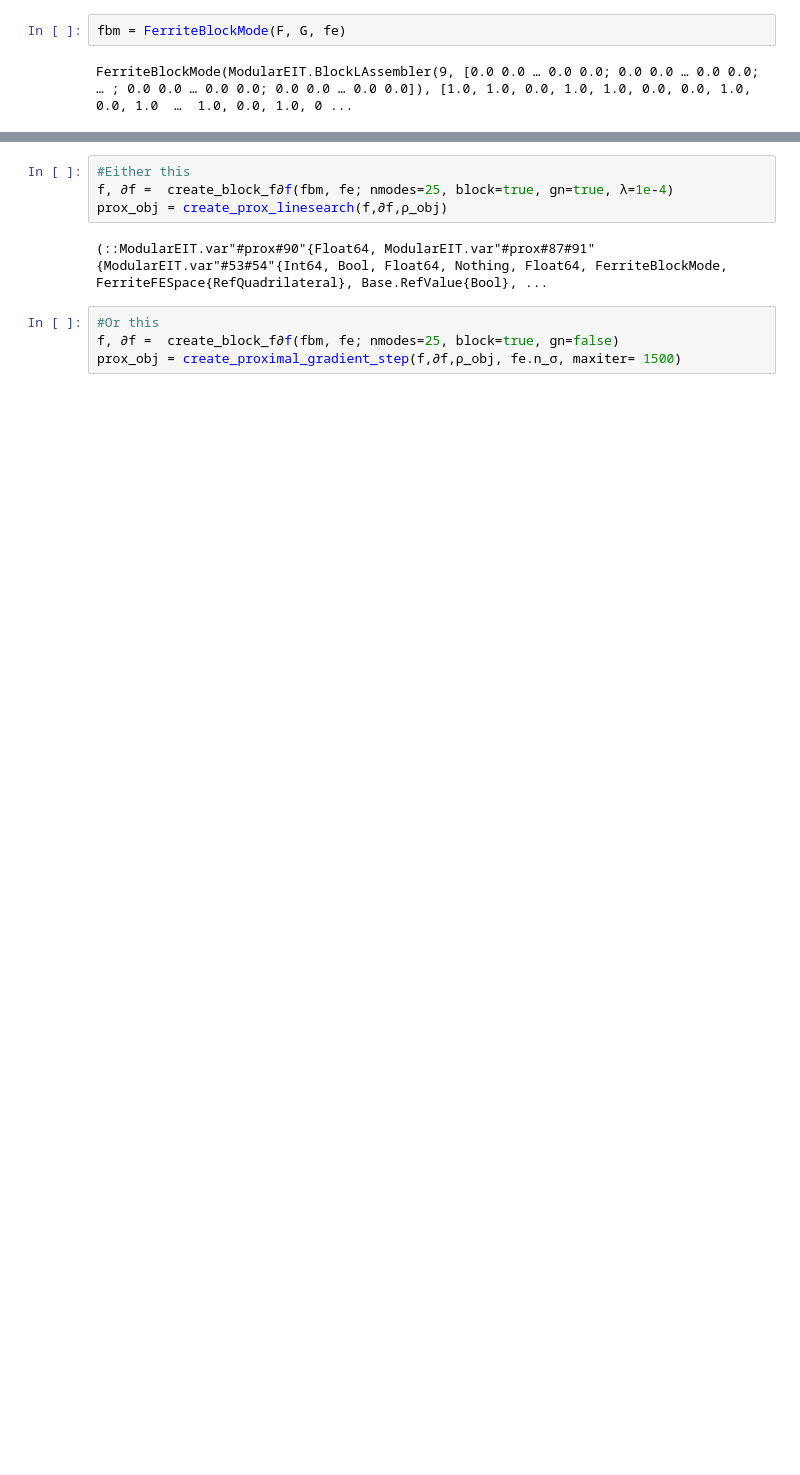
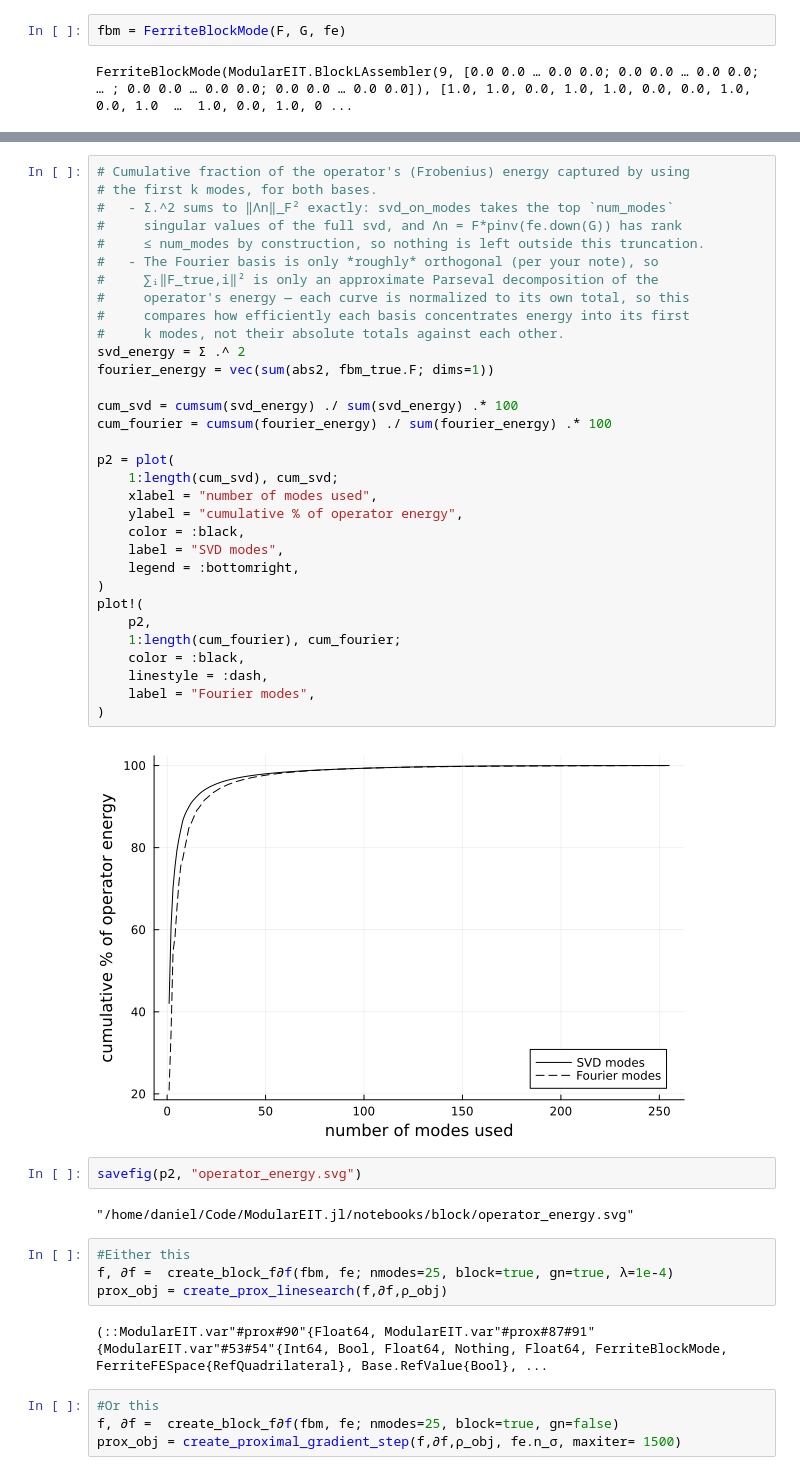
Before and after one commit to DanielBoigk/ModularEIT.jl, a Jupyter notebook: notebooks/block/001SolveTest.ipynb, the cells around one changed output, grey strips where cells are left out. Saved outputs shown, nothing was run; the diff lists cells and outputs as text; blank space fills up the shorter version.

```diff
--- a/notebooks/block/001SolveTest.ipynb
+++ b/notebooks/block/001SolveTest.ipynb
@@ -209,3 +276,41 @@ mean(G[:,1])
+# %%
+# Cumulative fraction of the operator's (Frobenius) energy captured by using
+# the first k modes, for both bases.
+#   - Σ.^2 sums to ‖Λn‖_F² exactly: svd_on_modes takes the top `num_modes`
+#     singular values of the full svd, and Λn = F*pinv(fe.down(G)) has rank
+#     ≤ num_modes by construction, so nothing is left outside this truncation.
+#   - The Fourier basis is only *roughly* orthogonal (per your note), so
+#     ∑ᵢ‖F_true,i‖² is only an approximate Parseval decomposition of the
+#     operator's energy — each curve is normalized to its own total, so this
+#     compares how efficiently each basis concentrates energy into its first
+#     k modes, not their absolute totals against each other.
+svd_energy = Σ .^ 2
+fourier_energy = vec(sum(abs2, fbm_true.F; dims=1))
+
+cum_svd = cumsum(svd_energy) ./ sum(svd_energy) .* 100
+cum_fourier = cumsum(fourier_energy) ./ sum(fourier_energy) .* 100
+
+p2 = plot(
+    1:length(cum_svd), cum_svd;
+    xlabel = "number of modes used",
+    ylabel = "cumulative % of operator energy",
+    color = :black,
+    label = "SVD modes",
+    legend = :bottomright,
+)
+plot!(
+    p2,
+    1:length(cum_fourier), cum_fourier;
+    color = :black,
+    linestyle = :dash,
+    label = "Fourier modes",
+)
+# %% [output]
+[figure, added]
+# %%
+savefig(p2, "operator_energy.svg")
+# %% [output]
+"/home/daniel/Code/ModularEIT.jl/notebooks/block/operator_energy.svg"
 # %%
 #Either this
 f, ∂f =  create_block_f∂f(fbm, fe; nmodes=25, block=true, gn=true, λ=1e-4)
```
Also changed, not shown: parts of 14 cells of this notebook, 37 other files.
